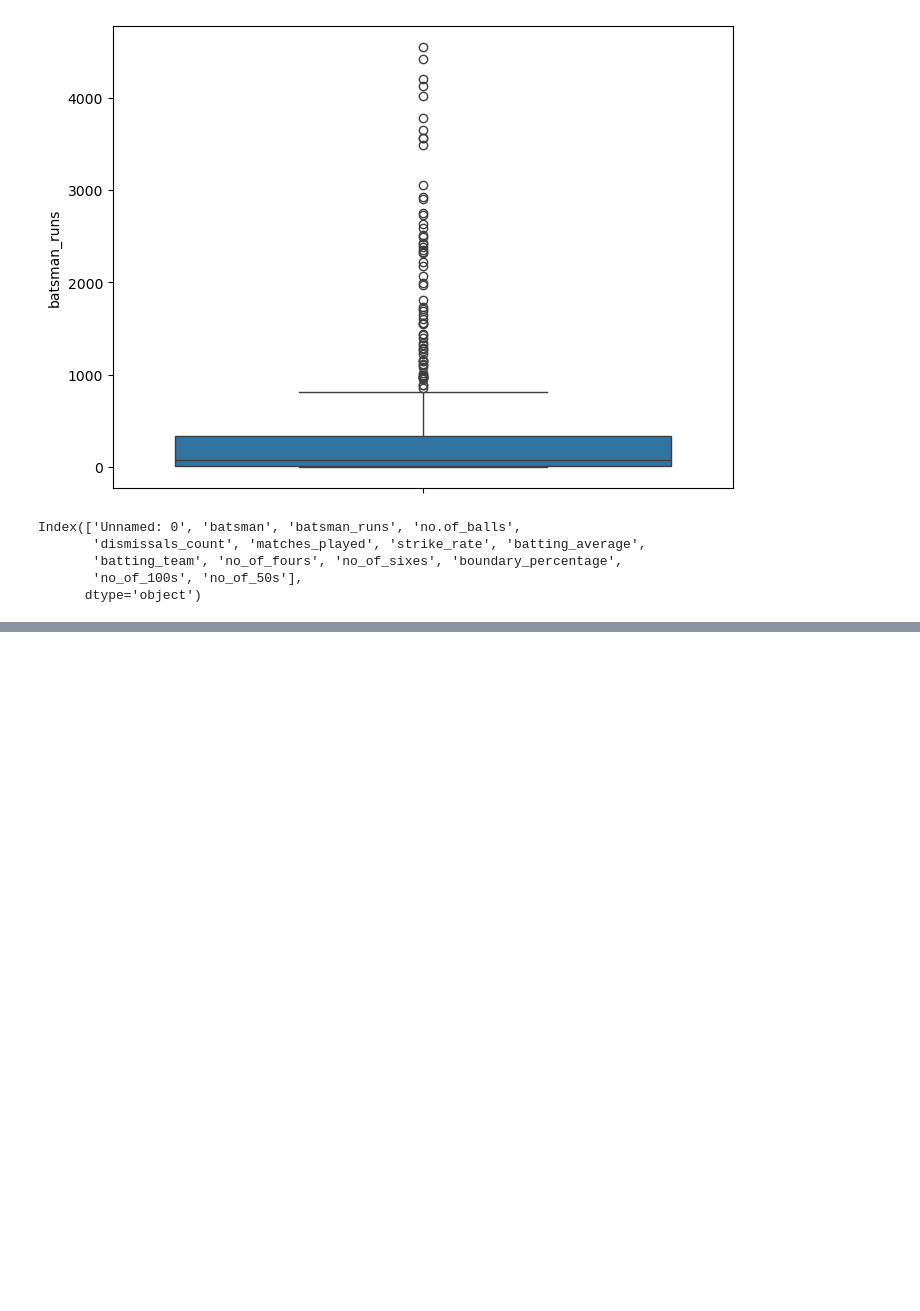
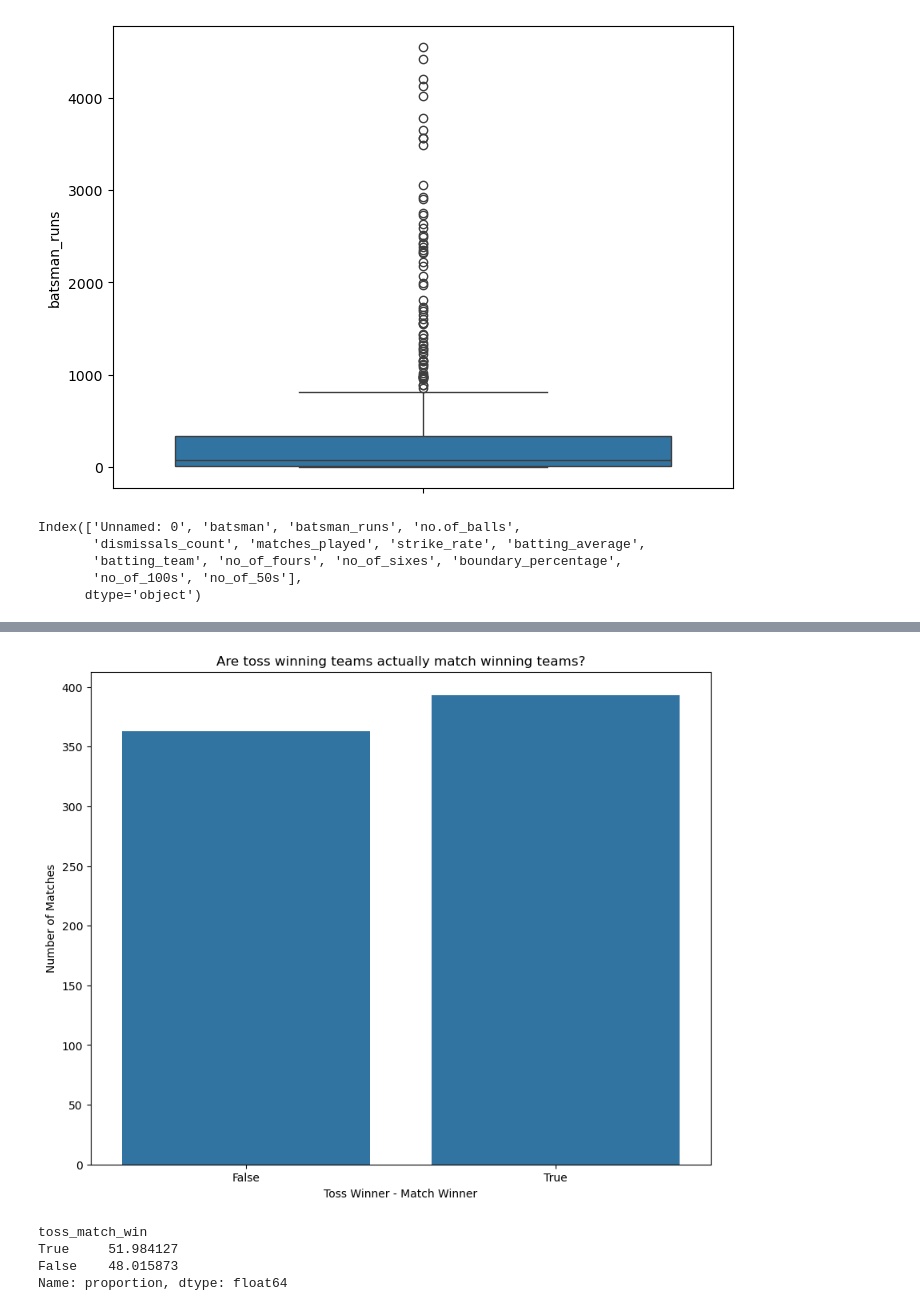
Before and after one commit to sxrthk17/data-analysis-projects, a Jupyter notebook: ipl-eda/IPL_EDA.ipynb, the cells around one changed output, grey strips where cells are left out. Saved outputs shown, nothing was run; the diff lists cells and outputs as text; code cells hidden in the pictures; blank space fills up the shorter version.

```diff
--- a/ipl-eda/IPL_EDA.ipynb
+++ b/ipl-eda/IPL_EDA.ipynb
@@ -836,0 +1086,24 @@ Index(['Unnamed: 0', 'batsman', 'batsman_runs', 'no.of_balls',
+# %%
+# Q4. Does toss winning actually help?
+
+match_dataset['toss_match_win'] = (
+    match_dataset['toss_winner'] == match_dataset['winner']
+)
+
+plt.figure(figsize=(10,8))
+sea.countplot(data=match_dataset, x='toss_match_win', legend=True)
+plt.title("Are toss winning teams actually match winning teams?")
+plt.xlabel("Toss Winner - Match Winner")
+plt.ylabel("Number of Matches")
+plt.show()
+# %% [output]
+[figure, added]
+# %%
+# better analysis
+
+match_dataset['toss_match_win'].value_counts(normalize=True)*100
+# %% [output]
+toss_match_win
+True     51.984127
+False    48.015873
+Name: proportion, dtype: float64
```
Also changed, not shown: parts of 22 cells of this notebook.
